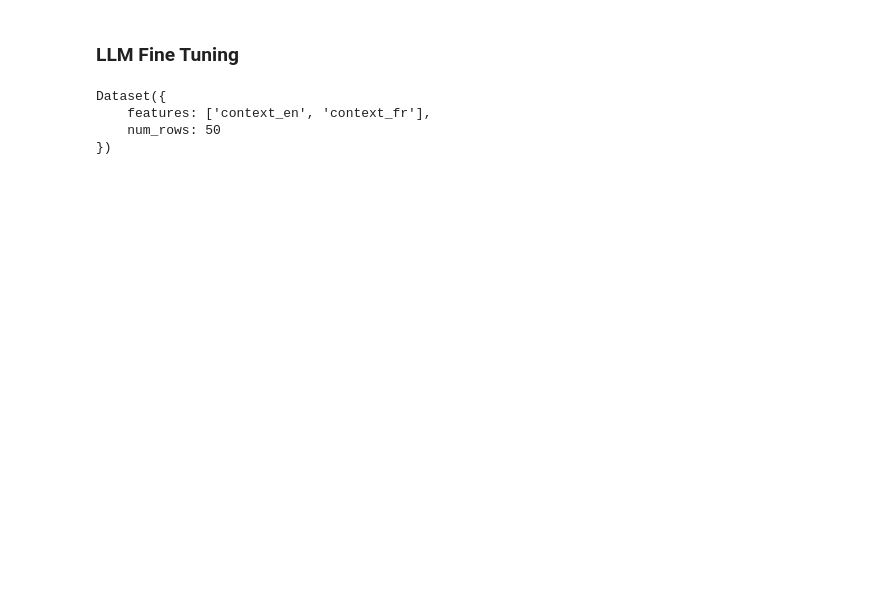
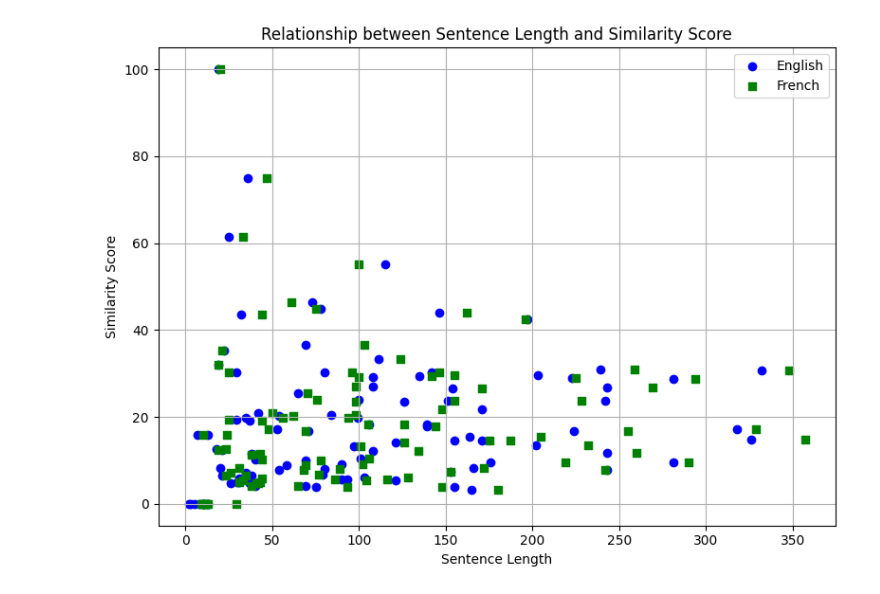
Before and after one commit to MDakshithagithub/Language_Translation_LLM, a Jupyter notebook: ML_Analysis_Shayan_Rasheed.ipynb, the cells around one changed output. Cells and saved outputs as stored; diff of their text form; code cells hidden in the pictures; blank space fills up the shorter version.

```diff
--- a/ML_Analysis_Shayan_Rasheed.ipynb
+++ b/ML_Analysis_Shayan_Rasheed.ipynb
@@ -90,21 +122,20 @@ plt.show()
 # %%
-# Calculate length of each sentence
-english_lengths = [len(row['English']) for index, row in fr_df.iterrows()]
-french_lengths = [len(row['French']) for index, row in fr_df.iterrows()]
+english_lengths = [len(row['en']) for index, row in fr_df.iterrows()]
+french_lengths = [len(row['fr']) for index, row in fr_df.iterrows()]
 
 
 plt.figure(figsize=(8, 6))
 plt.scatter(english_lengths, fr_df['bleu_score'], label='English', color='blue', marker='o')
 plt.scatter(french_lengths, fr_df['bleu_score'], label='French', color='green', marker='s')
 
 
 plt.xlabel('Sentence Length')
 plt.ylabel('Similarity Score')
 plt.title('Relationship between Sentence Length and Similarity Score')
 plt.legend()
 plt.grid(True)
 plt.tight_layout()
 
 plt.show()
+# %% [output]
+[figure, added]
-# %% [markdown]
-### LLM Fine Tuning
@@ -132,8 +141,0 @@ eval_dataset = test_data.map(tokenize_examples, batched=True)
-# %%
-train_dataset.remove_columns(['qID', 'sentence', 'answer', 'option1_en', 'option2_en', 'option1_fr', 'option2_fr', 'context_referent_of_option1_fr', 'context_referent_of_option2_fr', 'input_ids', 'attention_mask', 'labels'])
-eval_dataset.remove_columns(['qID', 'sentence', 'answer', 'option1_en', 'option2_en', 'option1_fr', 'option2_fr', 'context_referent_of_option1_fr', 'context_referent_of_option2_fr', 'input_ids', 'attention_mask', 'labels'])
-# %% [output]
-Dataset({
-    features: ['context_en', 'context_fr'],
-    num_rows: 50
-})
```
Also changed, not shown: parts of 45 cells of this notebook.
